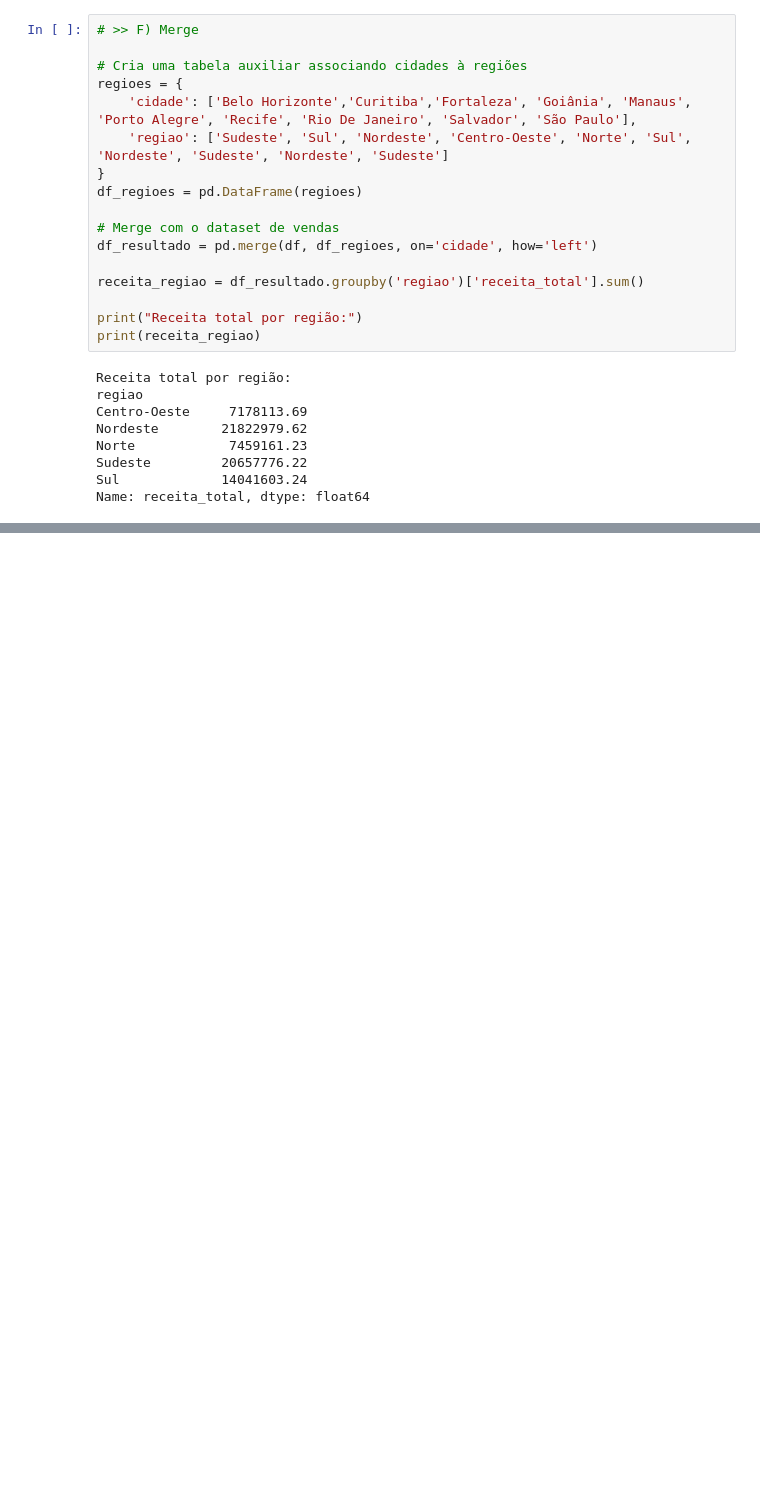
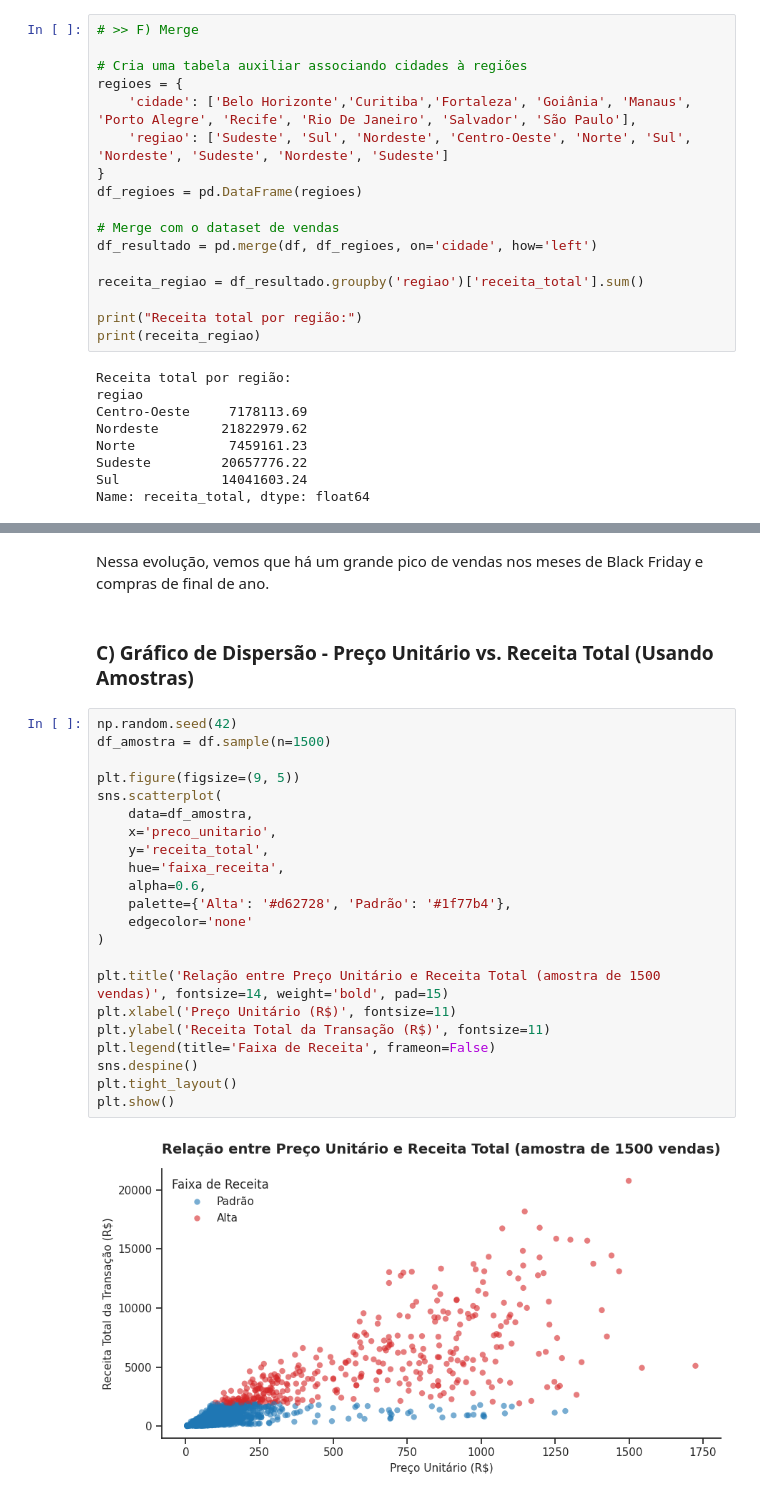
Before and after one commit to UFRJ-Analytica/ufrj-analytica-training, a Jupyter notebook: entregaveis/notebooks/caroline_nomura.ipynb, the cells around one changed output, grey strips where cells are left out. Drawn from its saved outputs; the diff is of its cells as text; blank space fills up the shorter version.

Commit message:
Finaliza entrega de Python para Ciencia de Dados (adiciona entregavel 3)

```diff
--- a/entregaveis/notebooks/caroline_nomura.ipynb
+++ b/entregaveis/notebooks/caroline_nomura.ipynb
@@ -392,0 +456,28 @@ Não consegui fazer a tempo.
+# %% [markdown]
+Nessa evolução, vemos que há um grande pico de vendas nos meses de Black Friday e compras de final de ano.
+# %% [markdown]
+### C) Gráfico de Dispersão - Preço Unitário vs. Receita Total (Usando Amostras)
+# %%
+np.random.seed(42)
+df_amostra = df.sample(n=1500)
+
+plt.figure(figsize=(9, 5))
+sns.scatterplot(
+    data=df_amostra,
+    x='preco_unitario',
+    y='receita_total',
+    hue='faixa_receita',
+    alpha=0.6,
+    palette={'Alta': '#d62728', 'Padrão': '#1f77b4'},
+    edgecolor='none'
+)
+
+plt.title('Relação entre Preço Unitário e Receita Total (amostra de 1500 vendas)', fontsize=14, weight='bold', pad=15)
+plt.xlabel('Preço Unitário (R$)', fontsize=11)
+plt.ylabel('Receita Total da Transação (R$)', fontsize=11)
+plt.legend(title='Faixa de Receita', frameon=False)
+sns.despine()
+plt.tight_layout()
+plt.show()
+# %% [output]
+[figure, added]
```
Also changed, not shown: parts of 17 cells of this notebook.
